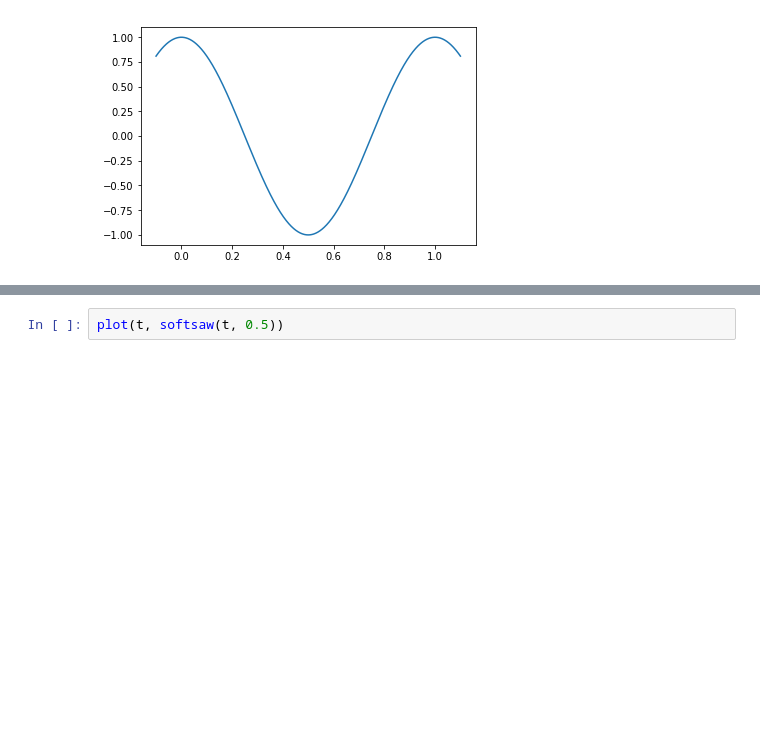
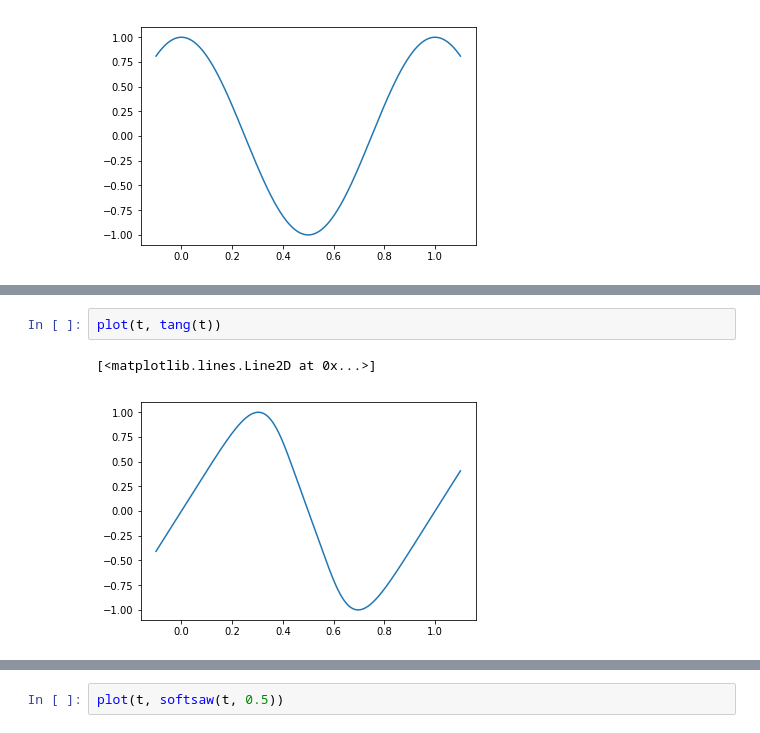
Before and after one commit to frostburn/frostsynth2, a Jupyter notebook: Waveform.ipynb, the cells around one changed output, grey strips where cells are left out. Cells and saved outputs as stored; diff of their text form; blank space fills up the shorter version.

```diff
--- a/Waveform.ipynb
+++ b/Waveform.ipynb
@@ -22,0 +33,5 @@ plot(t, cosine(t))
+# %%
+plot(t, tang(t))
+# %% [output]
+[<matplotlib.lines.Line2D at 0x...>]
+[figure, added]
```
Also changed, not shown: parts of 7 cells of this notebook, 3 other files.
